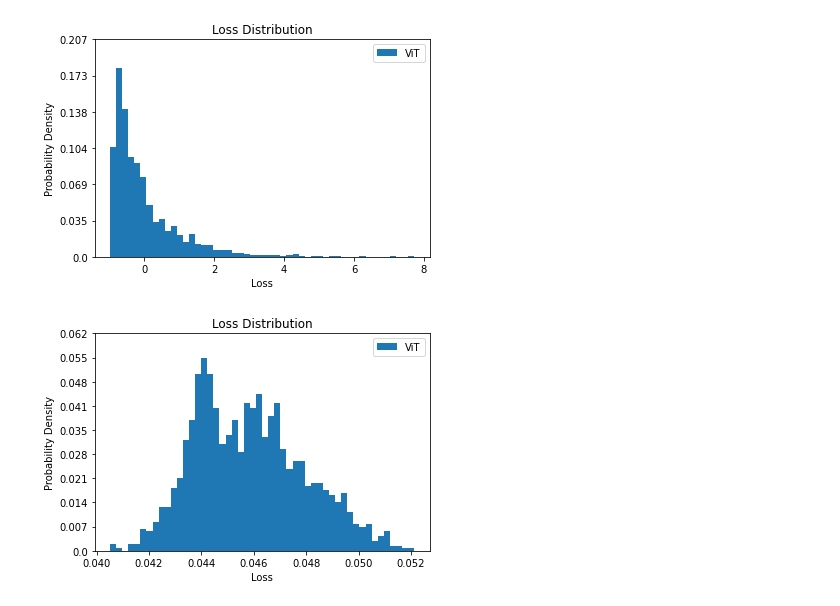
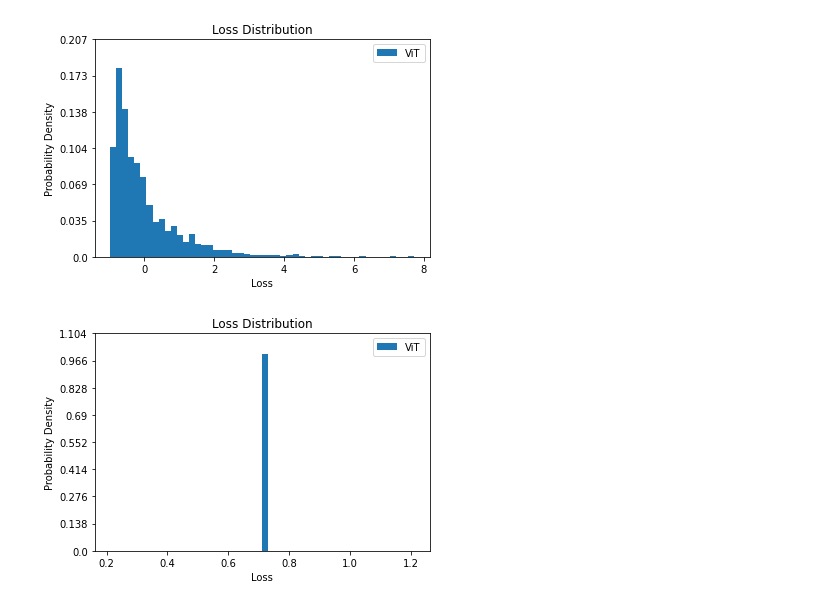
Before and after one commit to susanbao/pytorch-segmentation, a Jupyter notebook: estimated_loss_analysis.ipynb, the cells around one changed output. Cells and saved outputs as stored; diff of their text form; code cells hidden in the pictures.

```diff
--- a/estimated_loss_analysis.ipynb
+++ b/estimated_loss_analysis.ipynb
@@ -54,8 +69,9 @@ display_data_hist(val_loss)
 # %% [output]
 [figure]
 # %%
-val_estimated_loss = np.array(read_one_results("/workspace/ViT-pytorch/output/ViT-output-PSPNet-VOC-train_losses.json")['losses'])
-val_estimated_loss = val_estimated_loss * normalize[1] + normalize[0]
+val_estimated_loss = np.array(read_one_results("/workspace/ViT-pytorch/output/demo-simple-output-PSPNet-VOC-train_losses.json")['losses'])
+# val_estimated_loss = val_estimated_loss * normalize[1] + normalize[0]
+# val_estimated_loss = np.exp(val_estimated_loss)
 display_data_hist(val_estimated_loss)
 # %% [output]
-[figure, old version]
+[figure, new version]
```
Also changed, not shown: parts of 14 cells of this notebook, 4 other files.
